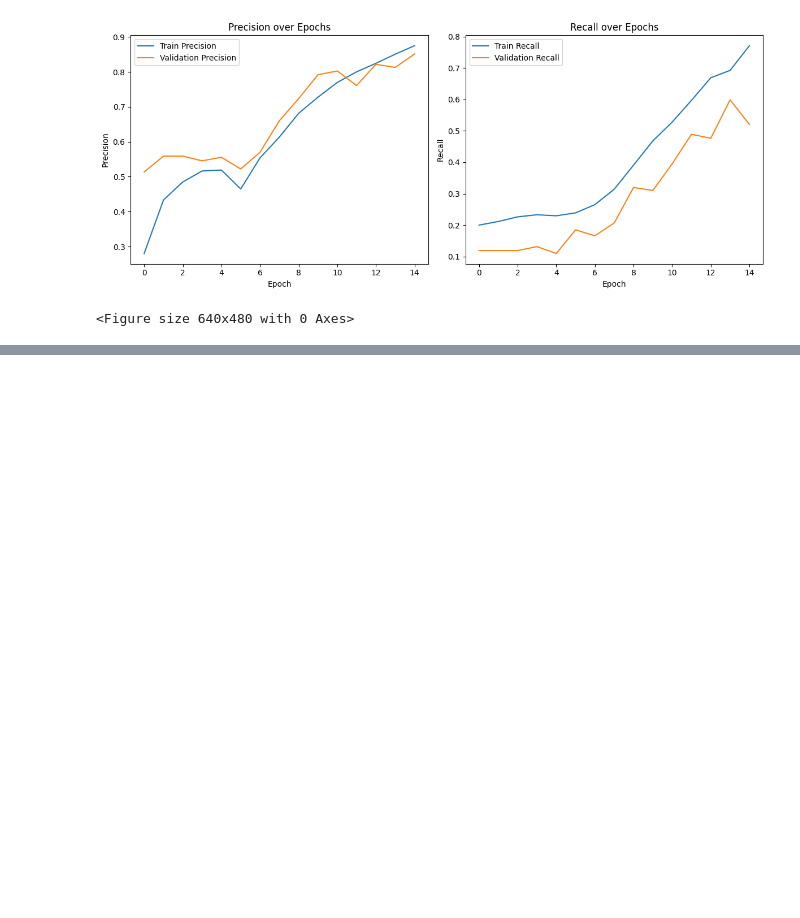
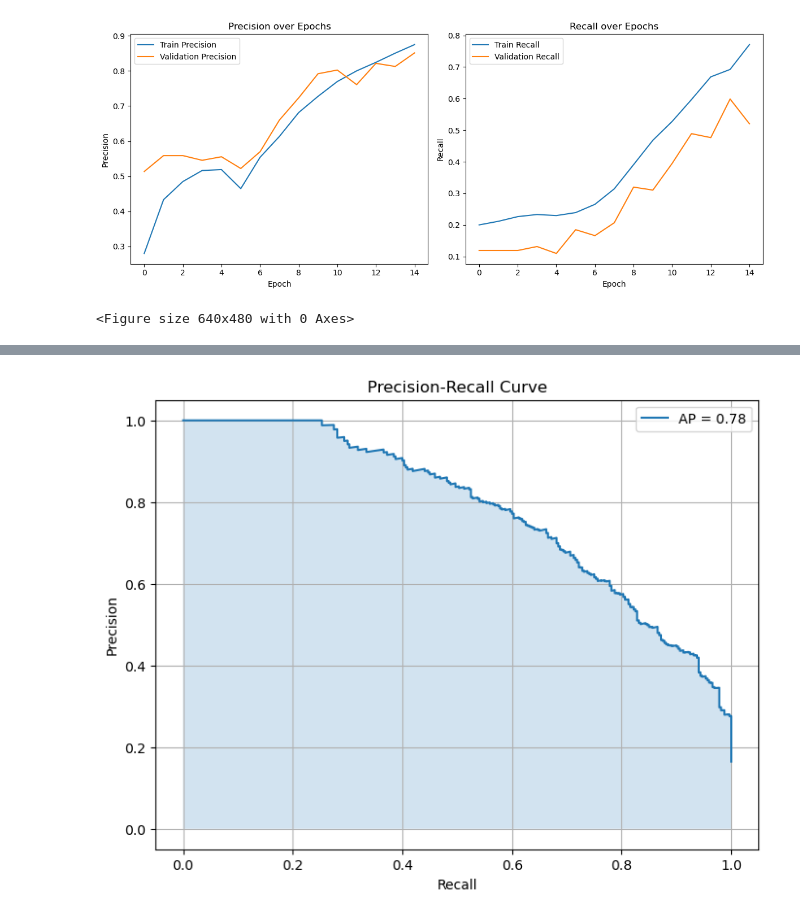
Before and after one commit to 4repaXXX/unn.masters-work, a Jupyter notebook: celeb/celeb-xception.ipynb, the cells around one changed output, grey strips where cells are left out. Drawn from its saved outputs; the diff is of its cells as text; code cells hidden in the pictures; blank space fills up the shorter version.

```diff
--- a/celeb/celeb-xception.ipynb
+++ b/celeb/celeb-xception.ipynb
@@ -393,0 +376,4 @@ plt.show()
+# %%
+precision_recall_plot(y_true, y_pred)
+# %% [output]
+[figure, added]
```
Also changed, not shown: parts of 8 cells of this notebook, 7 other files.
